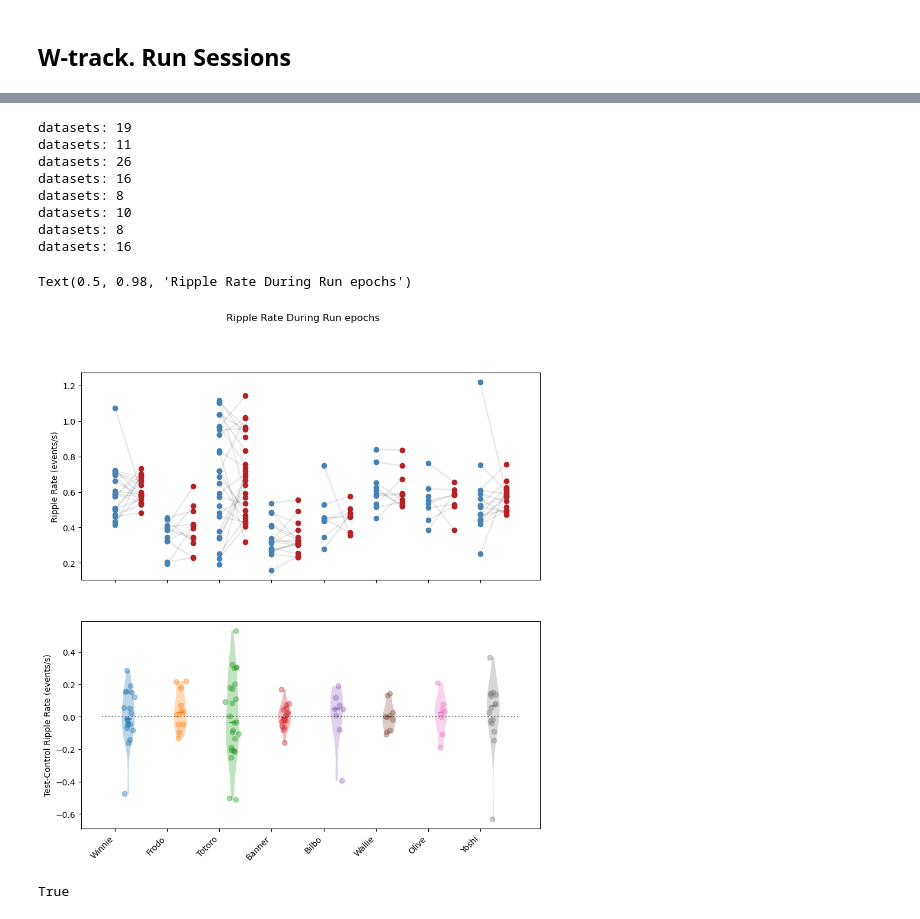
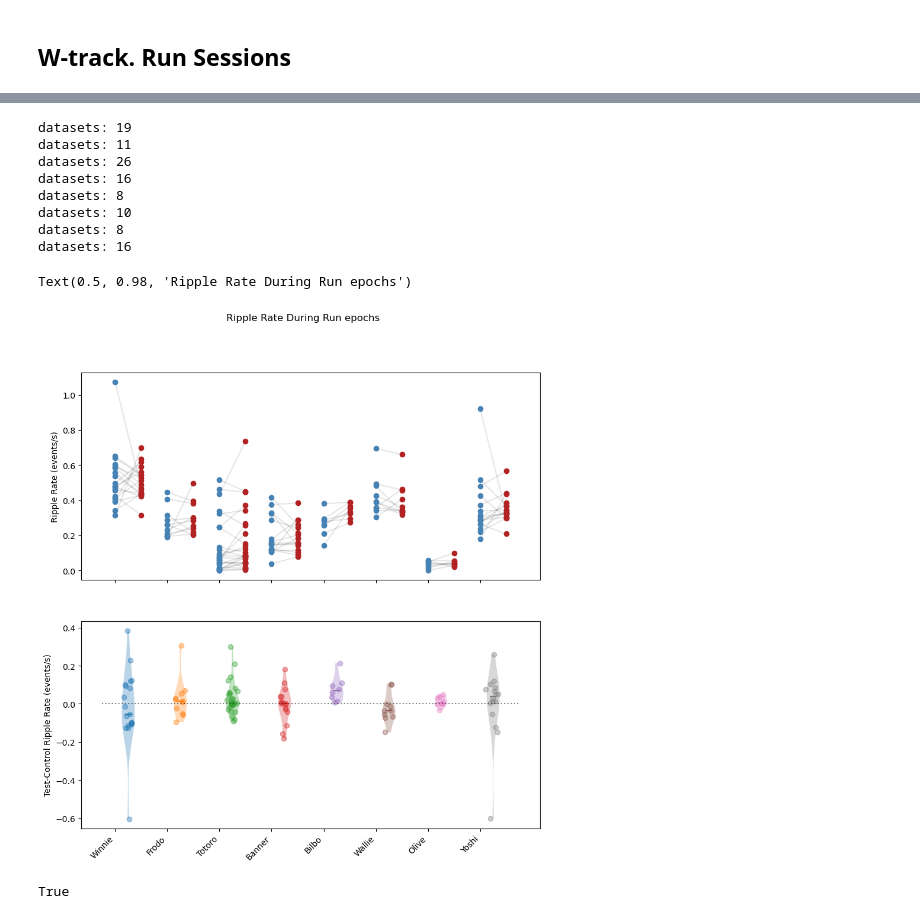
Before and after one commit to LorenFrankLab/ms_stim_analysis, a Jupyter notebook: Ripples/opto_ripple_analysis.ipynb, the cells around one changed output, grey strips where cells are left out. Drawn from its saved outputs; the diff is of its cells as text; code cells hidden in the pictures.

```diff
--- a/Ripples/opto_ripple_analysis.ipynb
+++ b/Ripples/opto_ripple_analysis.ipynb
@@ -15,3 +14,10 @@ basic_key
 from spyglass.position.v1 import TrodesPosV1
 # %% [markdown]
 ## W-track. Run Sessions
+# %%
+ripple_key = {
+            "nwb_file_name": nwb_file_name,
+            "target_interval_list_name":
+                f"{nwb_file_name}_{interval_list_name}_LFP_default_difference",
+        }
+RippleTimesV1() & ripple_key
@@ -53,7 +63,8 @@ for loc, animal in enumerate(animal_list):
         }
         ripple_key = {
             "nwb_file_name": nwb_file_name,
-            "target_interval_list_name": interval_list_name,
+            "target_interval_list_name":
+                f"{nwb_file_name}_{interval_list_name}_LFP_default_difference",
         }
         if not RippleTimesV1() & ripple_key:
             print("No ripples for {}".format(ripple_key))
@@ -129,34 +140,34 @@ for loc, animal in enumerate(animal_list):
 
     ax[1].violinplot(
         [np.array(test_ripple_rate) - np.array(control_ripple_rate)],
         positions=[2 * loc + 0.5],
         showmedians=True,
         showextrema=False,
     )
     ax[1].scatter(
         2 * loc
         + 0.5 * np.ones(len(test_ripple_rate))
         + np.random.normal(0, 0.1, len(test_ripple_rate)),
         np.array(test_ripple_rate) - np.array(control_ripple_rate),
         alpha=0.4,
     )
 
 plt.xticks(2 * np.arange(len(animal_list)), animal_list, rotation=45, ha="right")
 plt.plot([-0.5, 2 * len(animal_list) - 0.5], [0, 0], color="black", ls=":", alpha=0.5)
 ax[0].set_ylabel("Ripple Rate (events/s)")
 ax[1].set_ylabel("Test-Control Ripple Rate (events/s)")
 fig.suptitle("Ripple Rate During Run epochs")
 # %% [output]
 datasets: 19
 datasets: 11
 datasets: 26
 datasets: 16
 datasets: 8
 datasets: 10
 datasets: 8
 datasets: 16
 Text(0.5, 0.98, 'Ripple Rate During Run epochs')
-[figure, old version]
+[figure, new version]
 # %%
 len(all_ripples) == len(test_ripples) + len(control_ripples)
 # %% [output]
```
Also changed, not shown: parts of 4 cells of this notebook.
